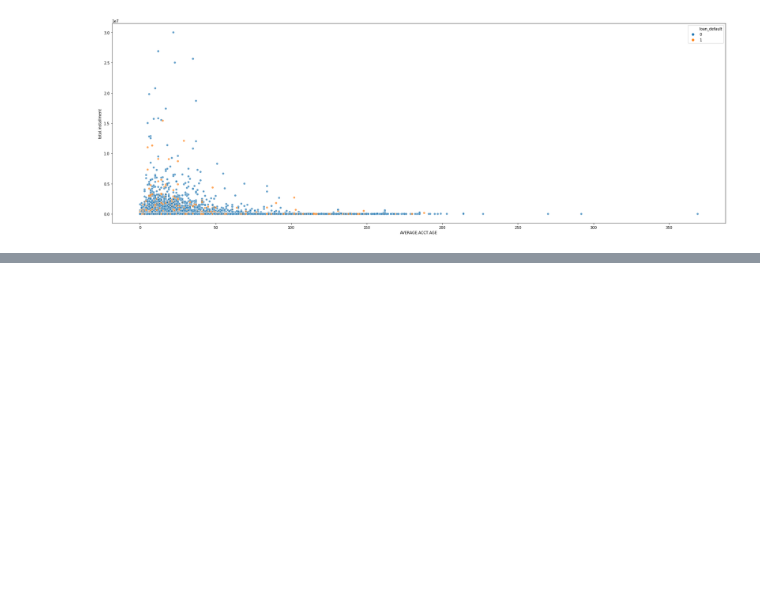
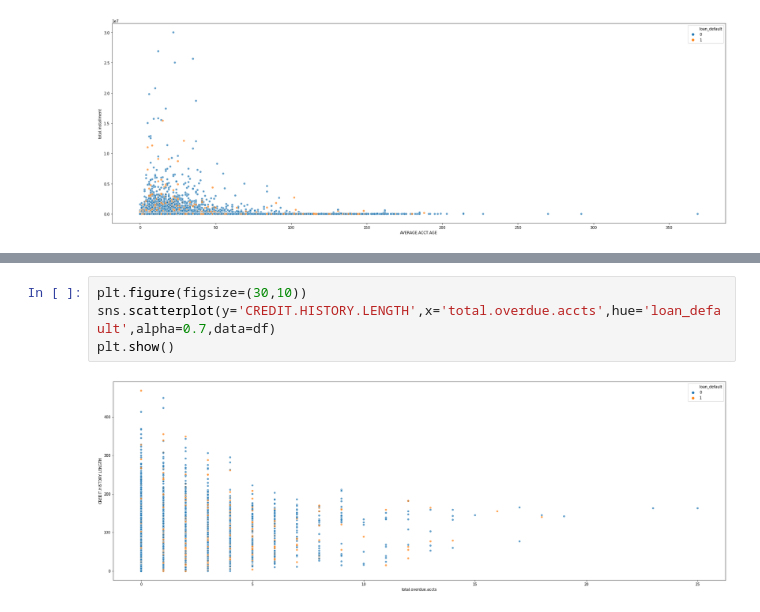
Before and after one commit to xavierigneous/Vehicle-Loan-Default-Prediction, a Jupyter notebook: Pravin Kumar/EDA.ipynb, the cells around one changed output, grey strips where cells are left out. Drawn from its saved outputs; the diff is of its cells as text; blank space fills up the shorter version.

```diff
--- a/Pravin Kumar/EDA.ipynb
+++ b/Pravin Kumar/EDA.ipynb
@@ -161,0 +174,6 @@ plt.show()
+# %%
+plt.figure(figsize=(30,10))
+sns.scatterplot(y='CREDIT.HISTORY.LENGTH',x='total.overdue.accts',hue='loan_default',alpha=0.7,data=df)
+plt.show()
+# %% [output]
+[figure, added]
```
Also changed, not shown: parts of 5 cells of this notebook, 3 other files.
